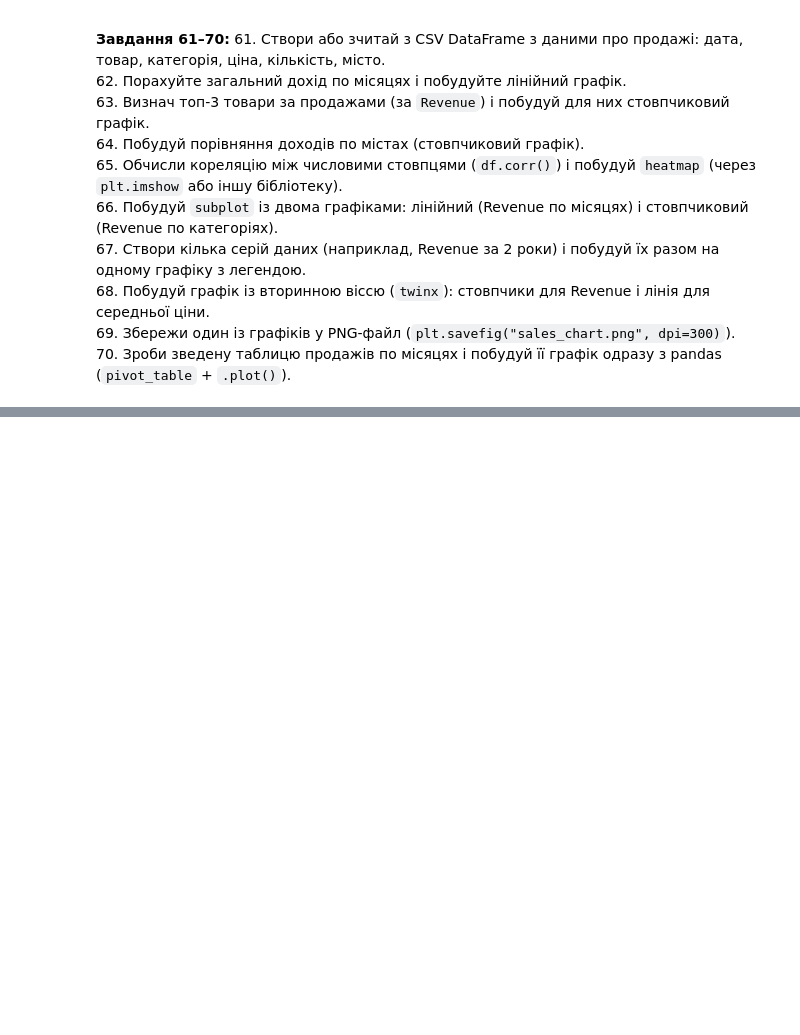
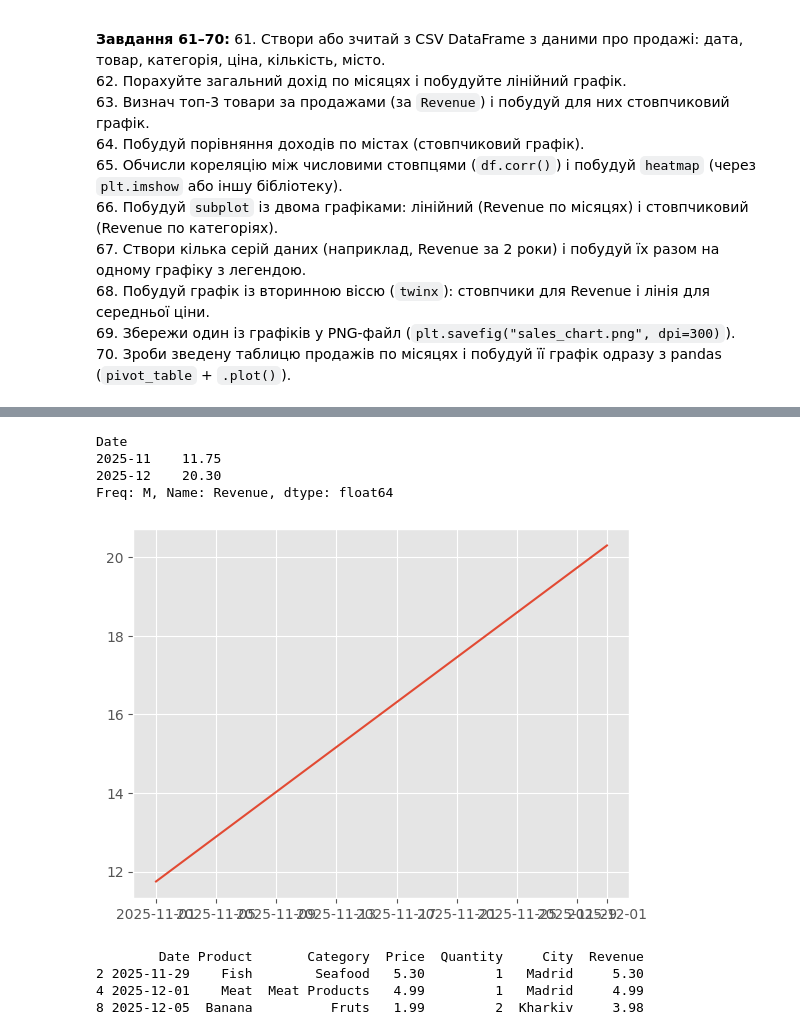
Before and after one commit to SvitChekan/test-task-Python-DTA, a Jupyter notebook: pandas_matplotlib_practice.ipynb, the cells around one changed output, grey strips where cells are left out. Drawn from its saved outputs; the diff is of its cells as text; code cells hidden in the pictures; blank space fills up the shorter version.

```diff
--- a/pandas_matplotlib_practice.ipynb
+++ b/pandas_matplotlib_practice.ipynb
@@ -1168,3 +1206,13 @@ plt.show
 # Твій код тут ↓
 # %%
 # 61 Створи або зчитай з CSV DataFrame з даними про продажі: дата, товар, категорія, ціна, кількість, місто
+
+df_sale_new = pd.DataFrame({
+    'Date': ["2025-11-27", "2025-11-28", "2025-11-29", "2025-11-30", "2025-12-01", "2025-12-02", "2025-12-03", "2025-12-04", "2025-12-05", "2025-12-06"],
+    'Product': ['Bread', 'Milk', 'Fish', 'Water', 'Meat', 'Bread', 'Yoghurt', 'Shrimp', 'Banana', 'Cabbage'], 'Category': ['Bakery', 'Dairy', 'Seafood', 'Drinks', 'Meat Products', 'Bakery', 'Diary', 'Seafood', 'Fruts', 'Vegetables'],
+    'Price': [0.89, 1.15, 5.3, 0.79, 4.99, 0.49, 1.20, 3.50, 1.99, 0.99 ],
+    'Quantity': [2, 2, 1, 3, 1, 3, 2, 1, 2, 4],
+    'City': ["Poltava", "Borgsdorf", "Madrid", "London", "Madrid", "Kyiv", "Lviv", "Berlin", "Kharkiv", "Tokio"]
+})
+
+df_sale_new
@@ -1170,0 +1257,3 @@ plt.show
+# %%
+df_sale_new['Date'] = pd.to_datetime(df_sale_new['Date'])
+print(df_sale_new)
@@ -1171,2 +1272,5 @@ plt.show
 # %%
-# 62 Порахуйте загальний дохід по місяцях і побудуйте лінійний графік
+# 62a Порахуйте загальний дохід по місяцях і побудуйте лінійний графік
+
+df_sale_new['Revenue'] = df_sale_new['Price'] * df_sale_new['Quantity']
+print(df_sale_new)
@@ -1173,2 +1289,28 @@ plt.show
+# %%
+#62b Порахуйте загальний дохід по місяцях і побудуйте лінійний графік
+
+monthly = df_sale_new.groupby(df_sale_new['Date'].dt.to_period('M'))['Revenue'].sum()
+print(monthly)
+# %% [output]
+Date
+2025-11    11.75
+2025-12    20.30
+Freq: M, Name: Revenue, dtype: float64
+# %%
+#62c Порахуйте загальний дохід по місяцях і побудуйте лінійний графік
+
+plt.plot(monthly.index, monthly.values )
+
+plt.show()
+# %% [output]
+[figure, added]
 # %%
 # 63 Визнач топ-3 товари за продажами (за Revenue) і побудуй для них стовпчиковий графік
+
+top3 = df_sale_new.nlargest(3, 'Revenue')
+print(top3)
+# %% [output]
+        Date Product       Category  Price  Quantity     City  Revenue
+2 2025-11-29    Fish        Seafood   5.30         1   Madrid     5.30
+4 2025-12-01    Meat  Meat Products   4.99         1   Madrid     4.99
+8 2025-12-05  Banana          Fruts   1.99         2  Kharkiv     3.98
```
Also changed, not shown: parts of 23 cells of this notebook, 1 other file.
